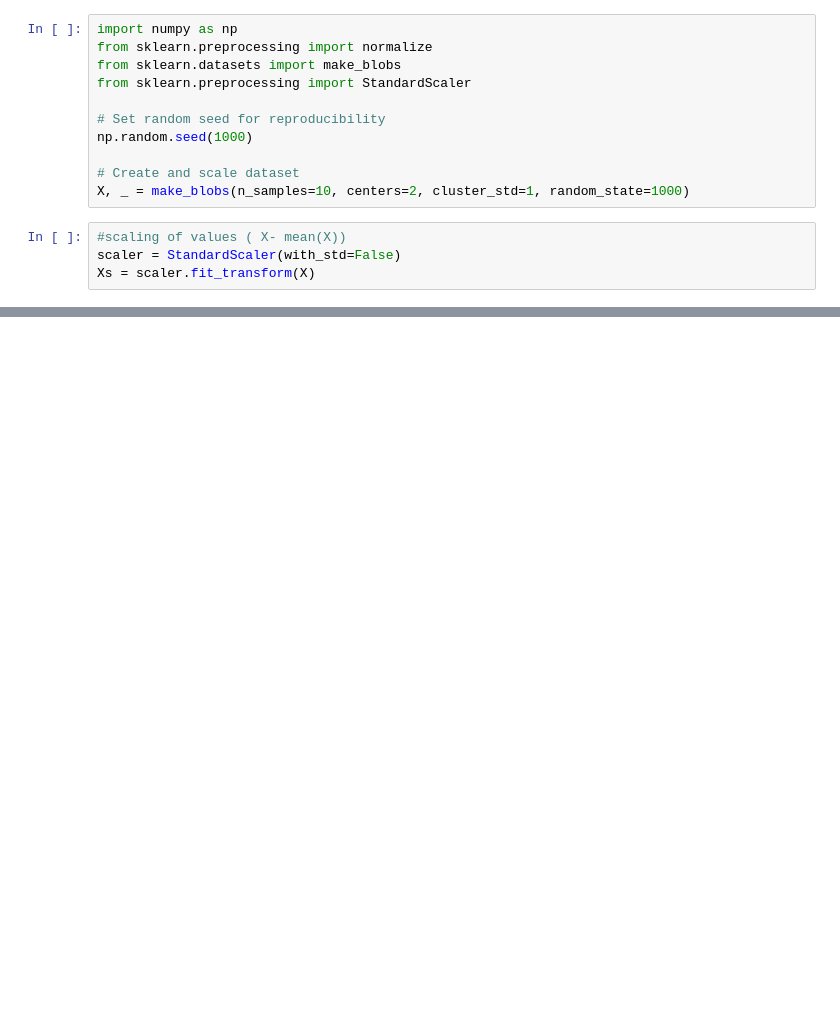
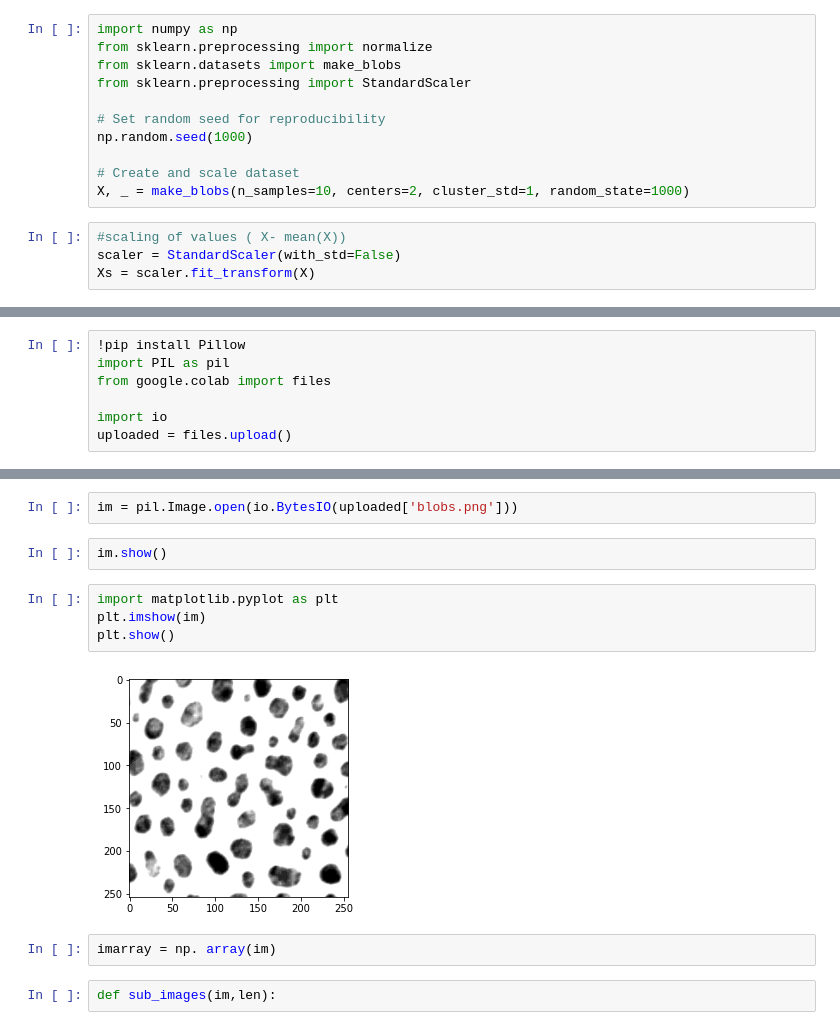
Before and after one commit to BadPrograms/Sanger-s-Optimized, a Jupyter notebook: Sanger's_rule(General_Hebbian_Algorithm).ipynb, the cells around one changed output, grey strips where cells are left out. Saved outputs shown, nothing was run; the diff lists cells and outputs as text; blank space fills up the shorter version.

```diff
--- a/Sanger's_rule(General_Hebbian_Algorithm).ipynb
+++ b/Sanger's_rule(General_Hebbian_Algorithm).ipynb
@@ -41,0 +52,7 @@ a=gha(Xs,1)
+# %%
+!pip install Pillow
+import PIL as pil
+from google.colab import files
+
+import io
+uploaded = files.upload()
@@ -41,0 +64,14 @@ a=gha(Xs,1)
+# %%
+im = pil.Image.open(io.BytesIO(uploaded['blobs.png']))
+# %%
+im.show()
+# %%
+import matplotlib.pyplot as plt
+plt.imshow(im)
+plt.show()
+# %% [output]
+[figure, added]
+# %%
+imarray = np. array(im)
+# %%
+def sub_images(im,len):
```
Also changed, not shown: parts of 6 cells of this notebook.
